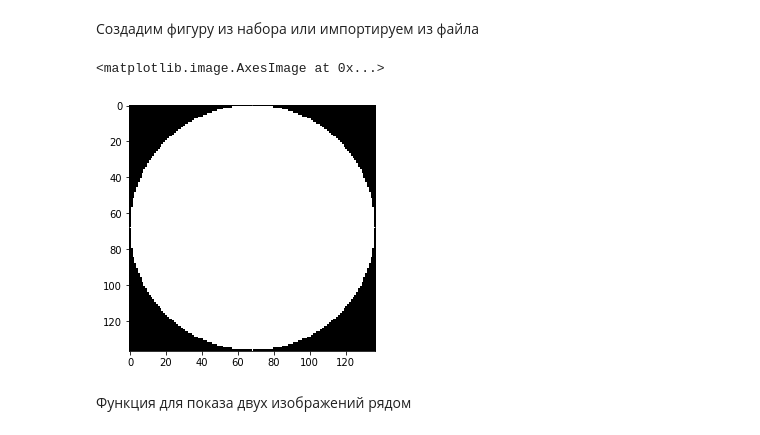
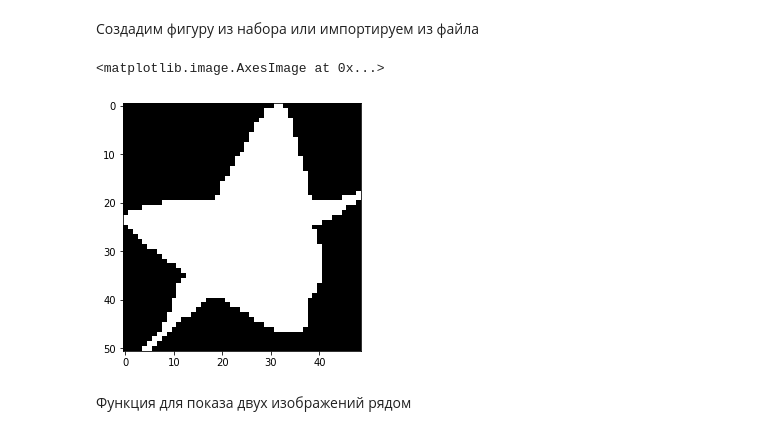
Before and after one commit to megavaz/graphic, a Jupyter notebook: l3/dil_er.ipynb, the cells around one changed output. Saved outputs shown, nothing was run; the diff lists cells and outputs as text; code cells hidden in the pictures.

```diff
--- a/l3/dil_er.ipynb
+++ b/l3/dil_er.ipynb
@@ -86,12 +86,12 @@ def figure_creator(fig_type, shape=(1,1), source=None):
 # %% [markdown]
 Создадим фигуру из набора или импортируем из файла
 # %%
-k = figure_creator('disc', (137,137))
+k = figure_creator('custom', source='object.png')
 imshow(k)
 #unique, counts = np.unique(k, return_counts=True)
 #dict(zip(unique, counts))
 # %% [output]
 <matplotlib.image.AxesImage at 0x...>
-[figure, old version]
+[figure, new version]
 # %%
 def dilation_custom(img, selem):
```
Also changed, not shown: parts of 3 cells of this notebook.
